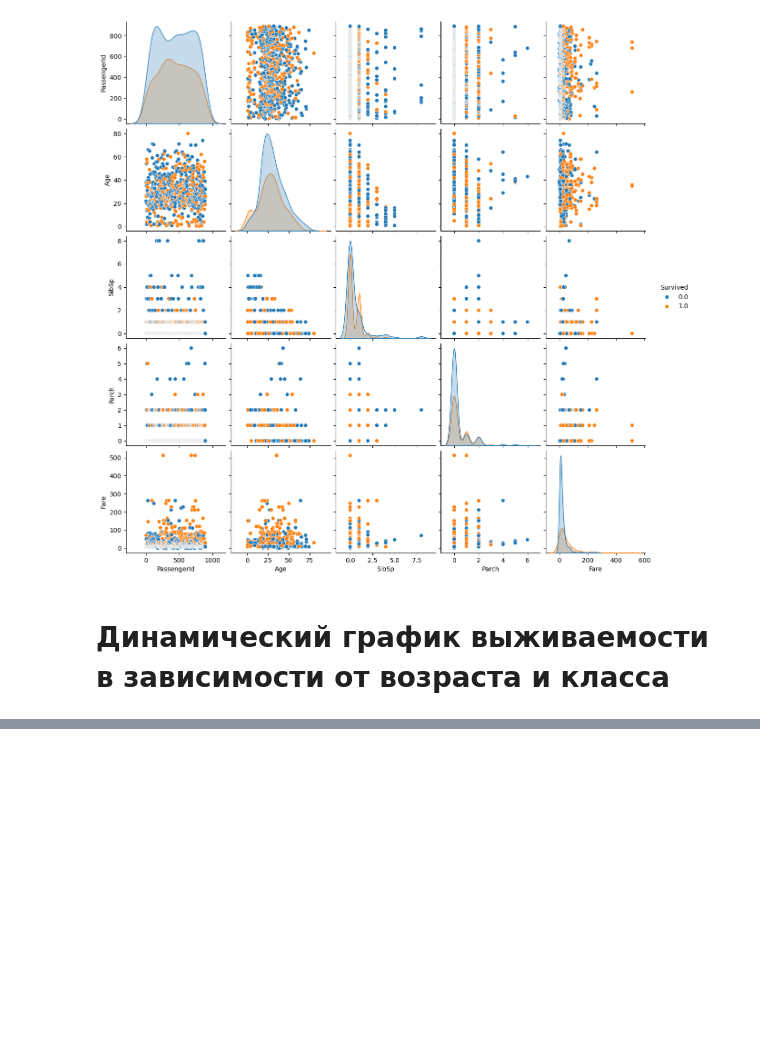
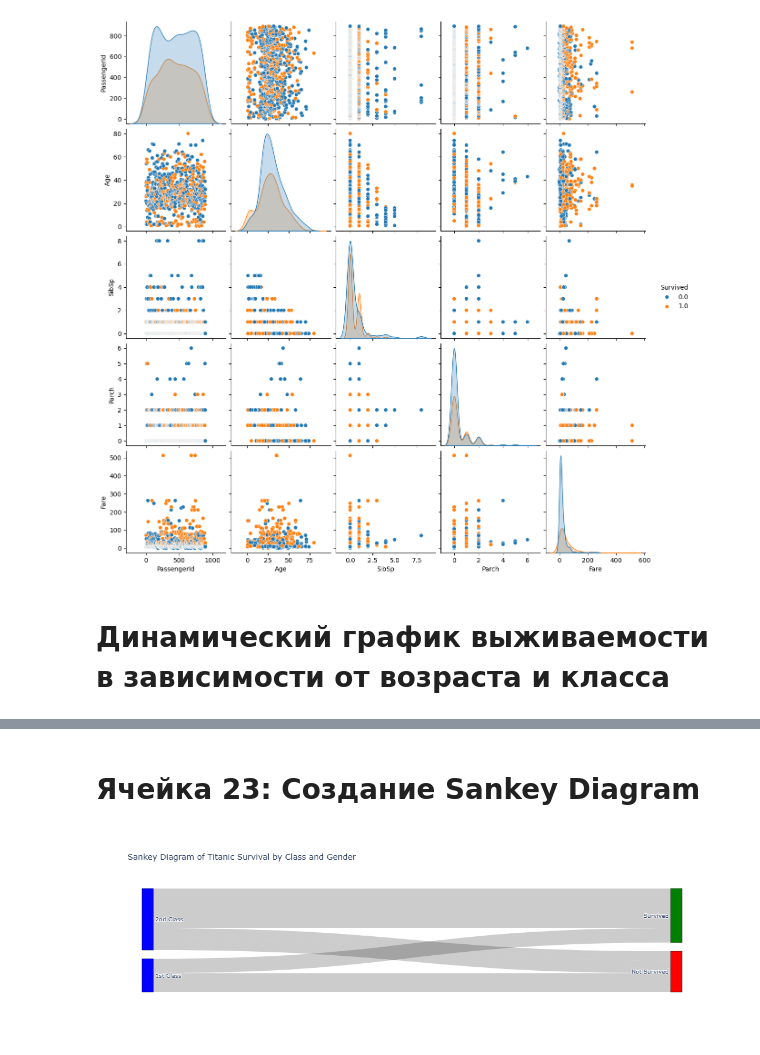
Before and after one commit to mariatrunina/spbu-python-course, a Jupyter notebook: project/titanik1.ipynb, the cells around one changed output, grey strips where cells are left out. Saved outputs shown, nothing was run; the diff lists cells and outputs as text; code cells hidden in the pictures; blank space fills up the shorter version.

```diff
--- a/project/titanik1.ipynb
+++ b/project/titanik1.ipynb
@@ -277,0 +279,44 @@ fig6.show()
+# %% [markdown]
+# Ячейка 23: Создание Sankey Diagram
+# %%
+labels = ['1st Class', '2nd Class', '3rd Class', 'Male', 'Female', 'Not Survived', 'Survived']
+sources = [0, 0, 0, 1, 1, 1, 1, 2, 2, 2]
+targets = [5, 6, 5, 5, 6, 5, 6, 5, 6, 5]
+
+first_class_survived = len(titanic_data[(titanic_data['Pclass'] == 1) & (titanic_data['Survived'] == 1)])
+first_class_not_survived = len(titanic_data[(titanic_data['Pclass'] == 1) & (titanic_data['Survived'] == 0)])
+
+second_class_survived = len(titanic_data[(titanic_data['Pclass'] == 2) & (titanic_data['Survived'] == 1)])
+second_class_not_survived = len(titanic_data[(titanic_data['Pclass'] == 2) & (titanic_data['Survived'] == 0)])
+
+third_class_survived = len(titanic_data[(titanic_data['Pclass'] == 3) & (titanic_data['Survived'] == 1)])
+third_class_not_survived = len(titanic_data[(titanic_data['Pclass'] == 3) & (titanic_data['Survived'] == 0)])
+
+values = [
+    first_class_not_survived,
+    first_class_survived,
+    second_class_not_survived,
+    second_class_survived,
+    third_class_not_survived,
+    third_class_survived,
+]
+
+fig = go.Figure(data=[go.Sankey(
+    node=dict(
+        pad=15,
+        thickness=20,
+        line=dict(color="black", width=0.5),
+        label=labels,
+        color=["blue", "blue", "blue", "orange", "orange", "red", "green"]
+    ),
+    link=dict(
+        source=sources,
+        target=targets,
+        value=values,
+    )
+)])
+
+fig.update_layout(title_text="Sankey Diagram of Titanic Survival by Class and Gender", font_size=10)
+fig.show()
+# %% [output]
+[figure, added]
```
Also changed, not shown: parts of 2 cells of this notebook.
